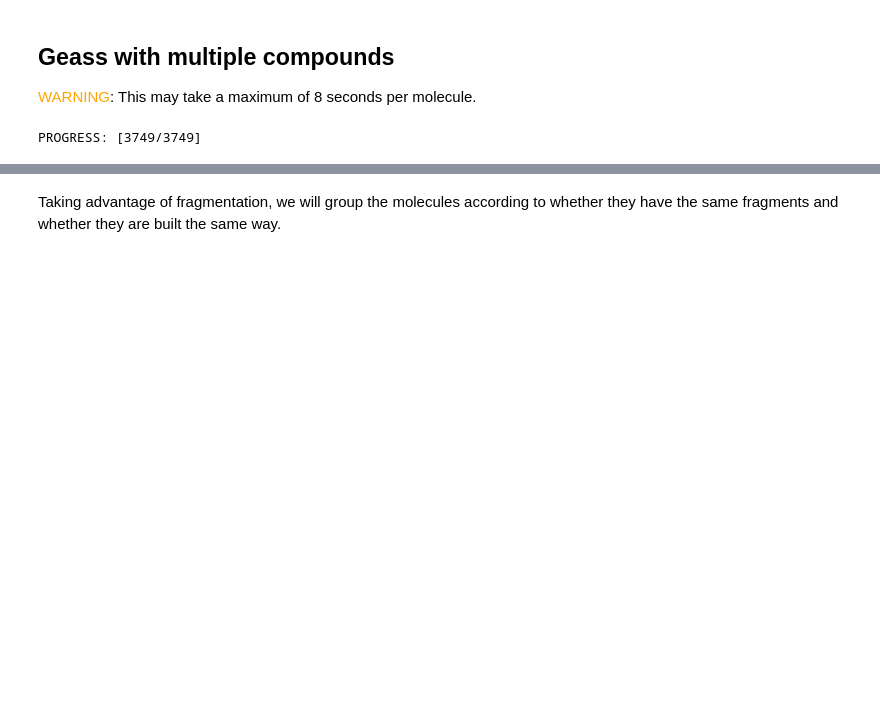
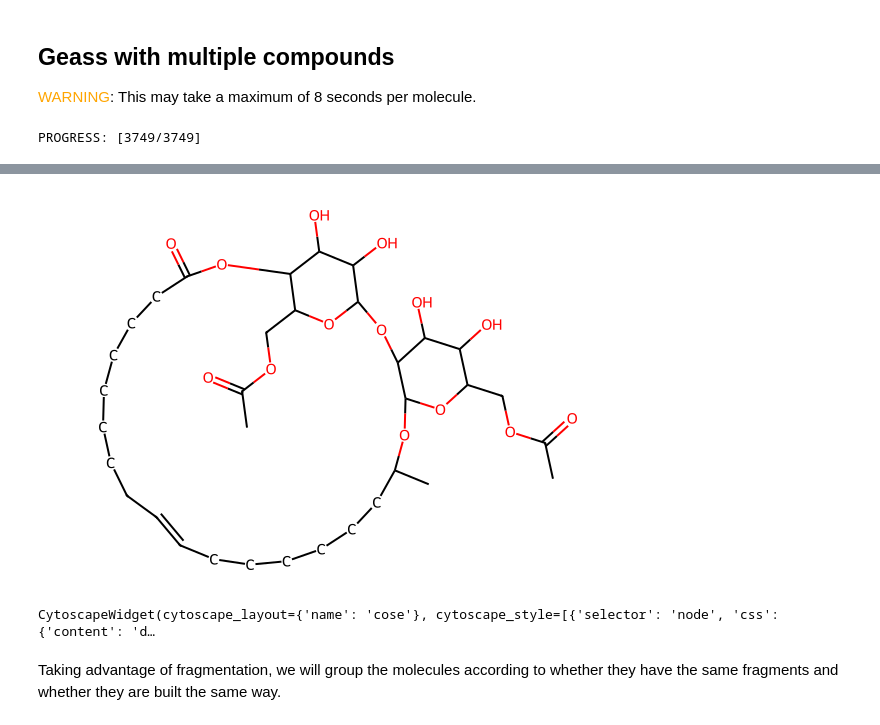
Before and after one commit to mattialpg/geass, a Jupyter notebook: All Protocols.ipynb, the cells around one changed output, grey strips where cells are left out. Cells and saved outputs as stored; diff of their text form; code cells hidden in the pictures; blank space fills up the shorter version.

```diff
--- a/All Protocols.ipynb
+++ b/All Protocols.ipynb
@@ -111,6 +131,12 @@ PROGRESS: [3749/3749]
+# %%
+database3[database3['ID']=='BS_0008']['ROMol'].values[0]
+# %% [output]
+[figure, added]
 # %%
 # You can see a fragmented compound by using the following method
-geass_results['BS_0155'].show_connections_graph()
+geass_results['BS_0008'].show_connections_graph()
+# %% [output]
+CytoscapeWidget(cytoscape_layout={'name': 'cose'}, cytoscape_style=[{'selector': 'node', 'css': {'content': 'd…
 # %%
 # And here is the same molecule before being fragmented
 Chem.MolFromSmiles(database3[database3['ID'] == 'BS_0155']['ISOSMILES'].values[0])
```
Also changed, not shown: parts of 6 cells of this notebook, 1 other file.
